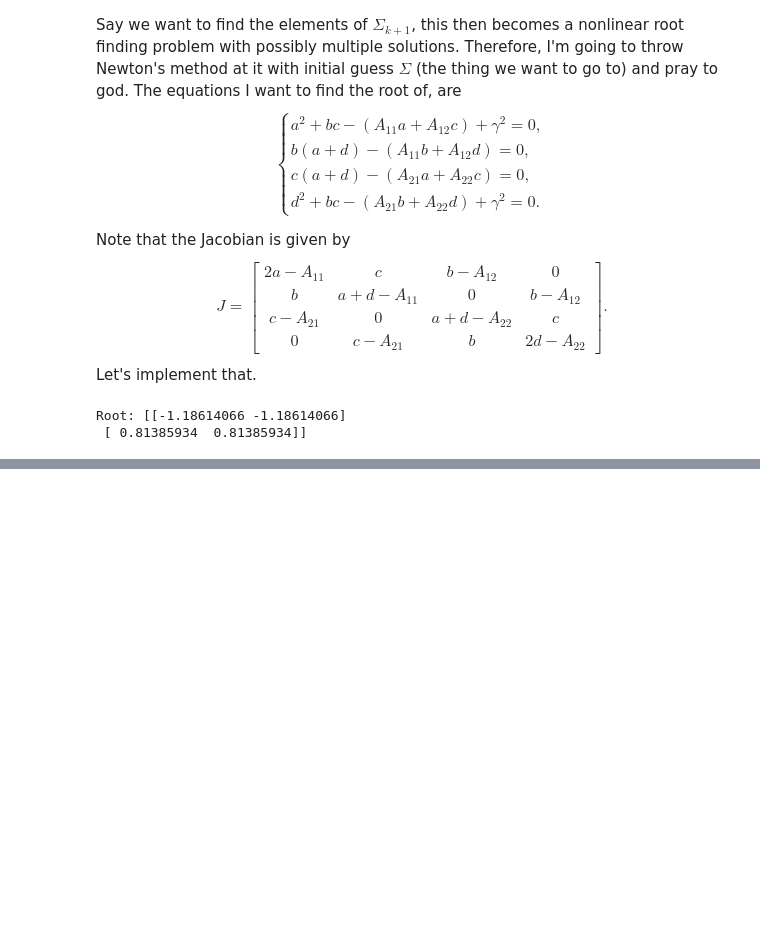
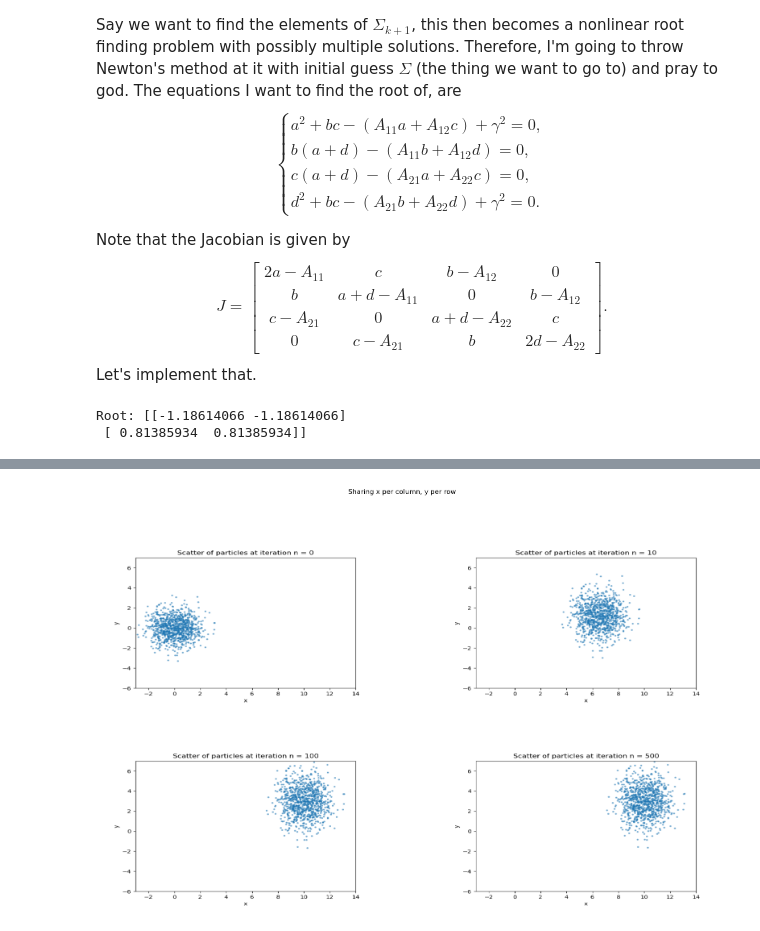
Before and after one commit to abjohnson117/515FinalProject, a Jupyter notebook: WPGD 2D.ipynb, the cells around one changed output, grey strips where cells are left out. Saved outputs shown, nothing was run; the diff lists cells and outputs as text; code cells hidden in the pictures; blank space fills up the shorter version.

```diff
--- a/WPGD 2D.ipynb
+++ b/WPGD 2D.ipynb
@@ -195,0 +254,21 @@ array([[9.99999806e-01, 2.21680846e-05],
+# %%
+from PIL import Image
+img1 = np.asarray(Image.open('images/000.png'))
+img2 = np.asarray(Image.open('images/010.png'))
+img3 = np.asarray(Image.open('images/100.png'))
+img4 = np.asarray(Image.open('images/500.png'))
+fig, ((ax1, ax2), (ax3, ax4)) = plt.subplots(2, 2,figsize=(20,12))
+fig.suptitle('Sharing x per column, y per row')
+ax1.imshow(img1, aspect='auto')
+ax1.axis('off')
+ax2.imshow(img2, aspect='auto')
+ax2.axis('off')
+ax3.imshow(img3, aspect='auto')
+ax3.axis('off')
+ax4.imshow(img4, aspect='auto')
+ax4.axis('off')
+for ax in fig.get_axes():
+    ax.label_outer()
+plt.savefig("combined_pic_2D.png")
+# %% [output]
+[figure, added]
```
Also changed, not shown: parts of 6 cells of this notebook, 1 other file.
